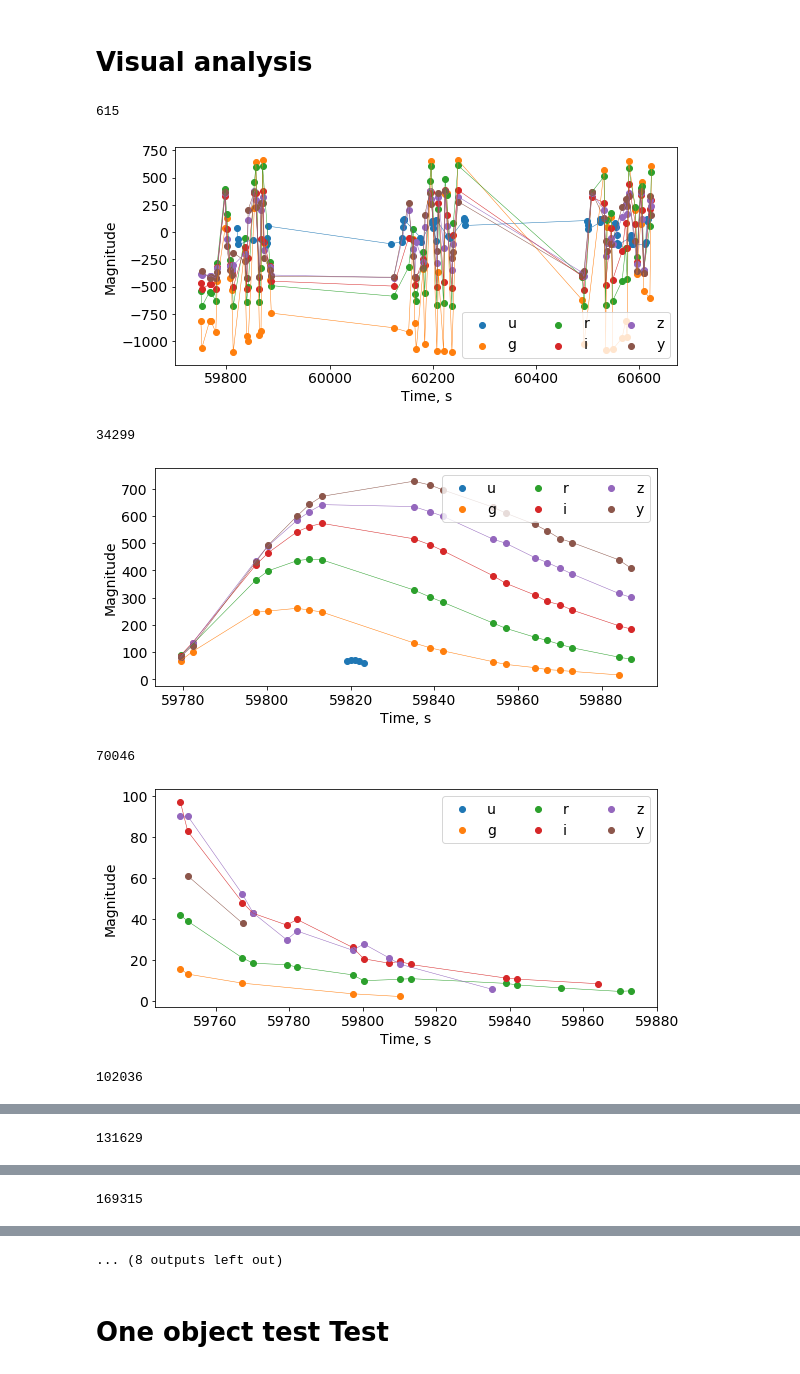
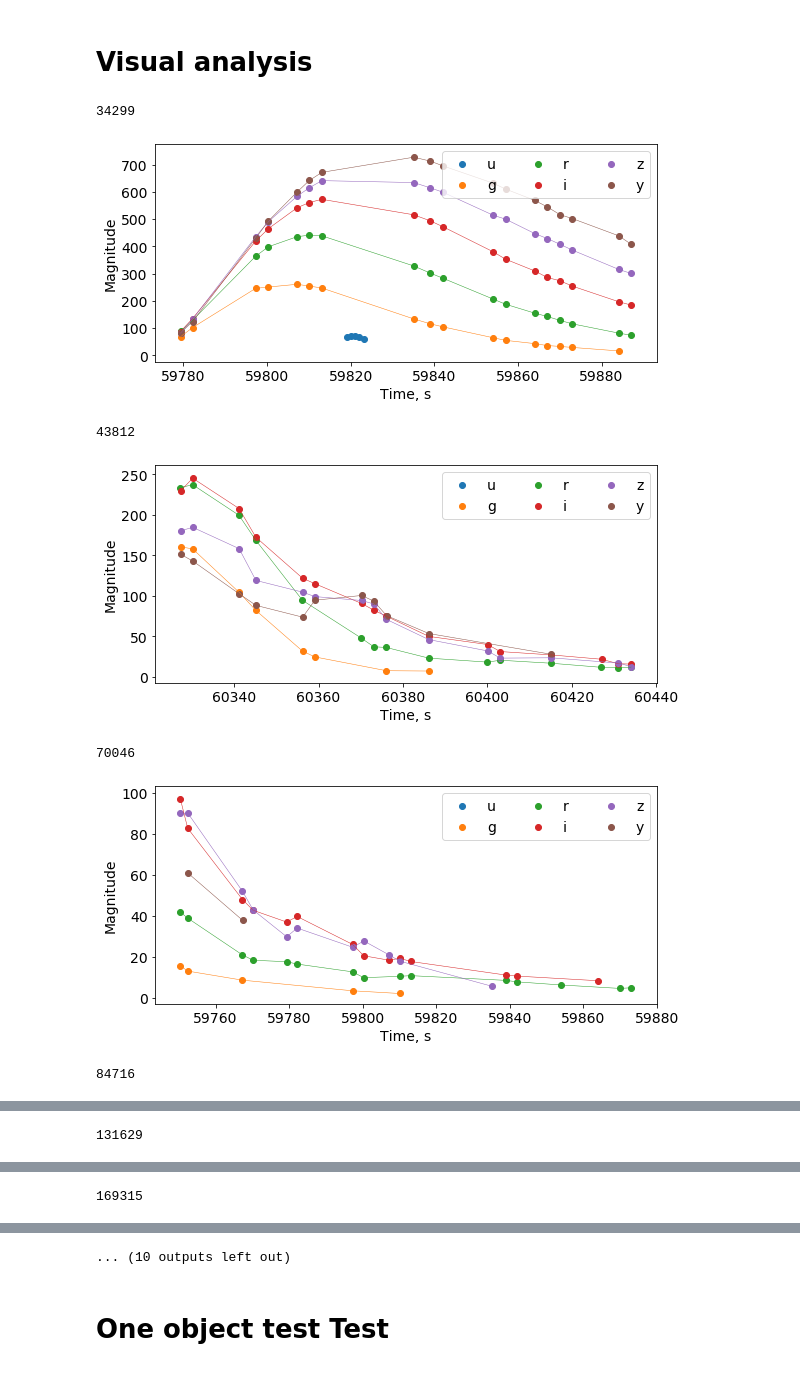
Before and after one commit to HSE-LAMBDA/light_curve_approx, a Jupyter notebook: notebooks/StarterKit.ipynb, the cells around one changed output, grey strips where cells are left out. Drawn from its saved outputs; the diff is of its cells as text; code cells hidden in the pictures.

```diff
--- a/notebooks/StarterKit.ipynb
+++ b/notebooks/StarterKit.ipynb
@@ -58,6 +58,29 @@ def add_log_lam(anobject):
     log_lam = [passband2lam[i] for i in passbands]
     anobject['log_lam'] = log_lam
     return anobject
+# %%
+def is_good(anobject):
+    good = 1
+
+    # remove all objects with negative flux values
+    if anobject['flux'].values.min() < 0:
+        good = 0
+
+    # keep only objects with at least 10 observations in at least 3 passbands
+    count = 0
+    for passband in range(6):
+        if len(get_passband(anobject, passband)) < 10:
+            count += 1
+    if count > 3:
+        good = 0
+
+    # keep only objects without large breaks in observations
+    anobject = anobject.sort_values('mjd')
+    mjd = anobject['mjd'].values
+    if np.diff(mjd, 1).max() > 50:
+        good = 0
+
+    return good
 # %%
 def plot_light_curves(anobject, title=""):
     anobject = anobject.sort_values('mjd')
@@ -73,16 +96,19 @@ def plot_light_curves(anobject, title=""):
     plt.legend(loc='best', ncol=3, fontsize=14)
     plt.title(title, size=14)
 # %%
-for i in object_ids[::200][:10]:
+for i in object_ids[::50]:
+    anobject = get_object(data, i)
+
+    if not is_good(anobject): continue
     print(i)
-    anobject = get_object(data, i)
+
     plot_light_curves(anobject)
     plt.show()
 # %% [output]
-615
+34299
-[figure, old version]
+[figure, new version]
-34299
+43812
-[figure, old version]
+[figure, new version]
 70046
 [figure]
-102036
+84716
@@ -91,7 +117,7 @@ for i in object_ids[::200][:10]:
 [figure]
 169315
 [figure]
-... (8 outputs left out)
+... (10 outputs left out)
 # %% [markdown]
 # One object test Test
 # %%
```
Also changed, not shown: parts of 4 cells of this notebook.
